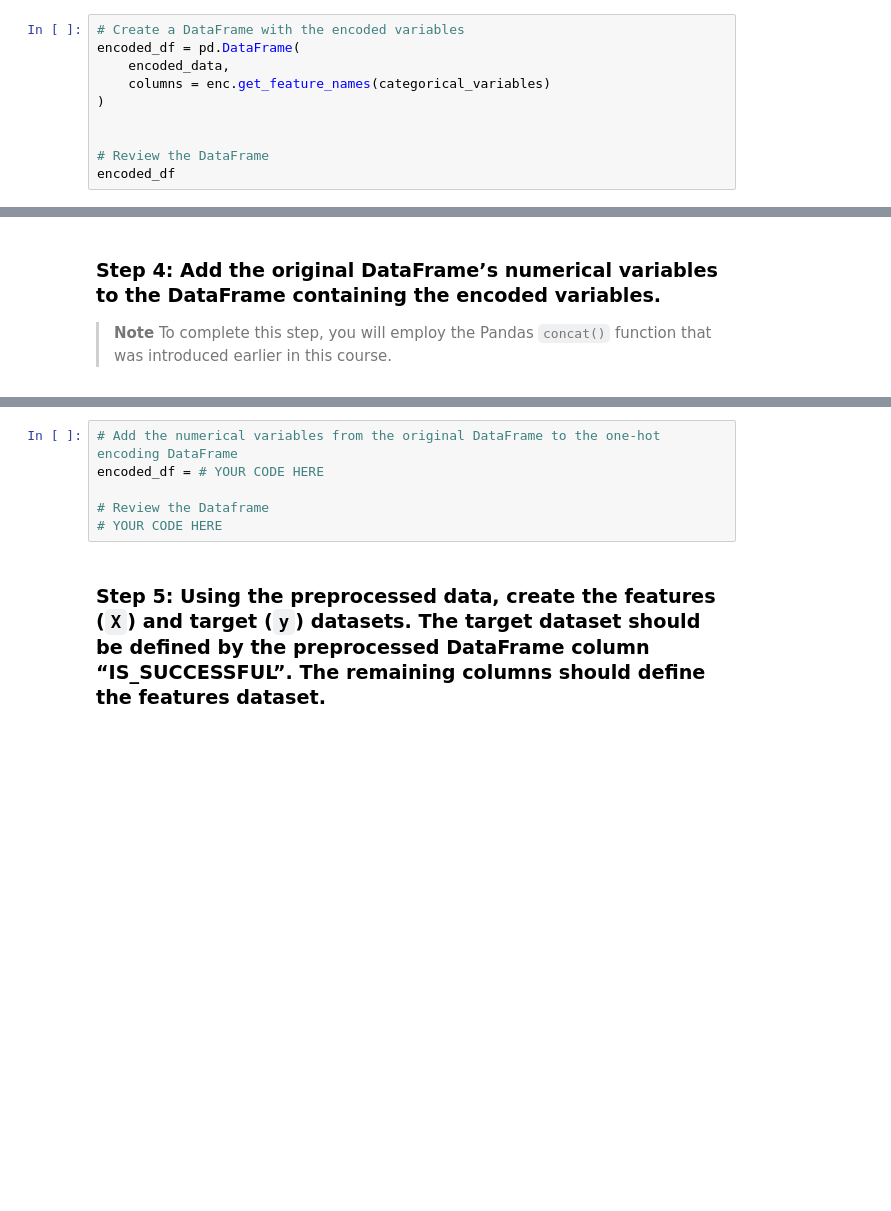
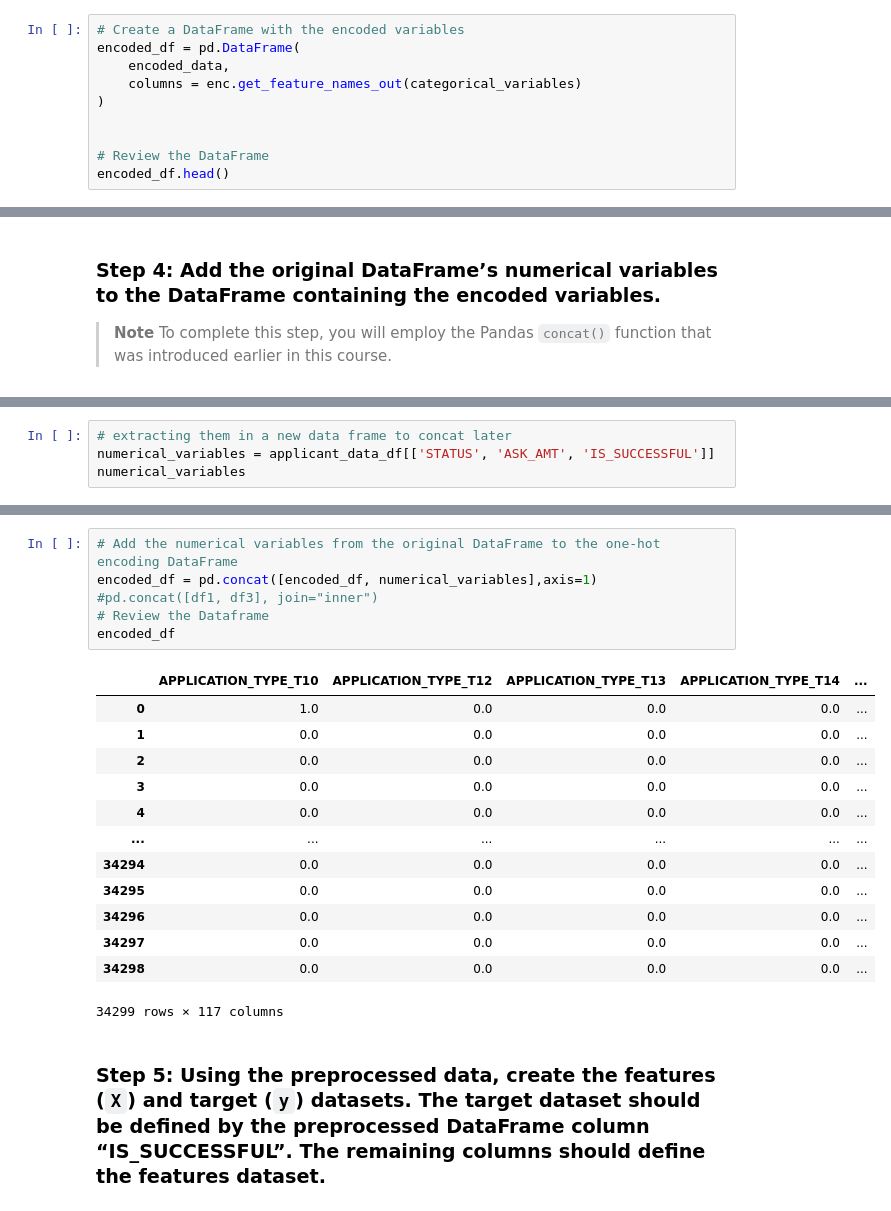
Before and after one commit to sophiepearldgn/HW13-Neural-Networks, a Jupyter notebook: Starter_Code/venture_funding_with_deep_learning.ipynb, the cells around one changed output, grey strips where cells are left out. Cells and saved outputs as stored; diff of their text form; blank space fills up the shorter version.

```diff
--- a/Starter_Code/venture_funding_with_deep_learning.ipynb
+++ b/Starter_Code/venture_funding_with_deep_learning.ipynb
@@ -182,10 +175,10 @@ encoded_data = enc.fit_transform(applicant_data_df[categorical_variables])
 # Create a DataFrame with the encoded variables
 encoded_df = pd.DataFrame(
     encoded_data,
-    columns = enc.get_feature_names(categorical_variables)
+    columns = enc.get_feature_names_out(categorical_variables)
 )
 
 
 # Review the DataFrame
-encoded_df
+encoded_df.head()
 # %% [output]
@@ -196,0 +201,4 @@ AttributeError: 'OneHotEncoder' object has no attribute 'get_feature_names'
+# %%
+# extracting them in a new data frame to concat later
+numerical_variables = applicant_data_df[['STATUS', 'ASK_AMT', 'IS_SUCCESSFUL']]
+numerical_variables
@@ -197,9 +219,23 @@ AttributeError: 'OneHotEncoder' object has no attribute 'get_feature_names'
 # %%
 # Add the numerical variables from the original DataFrame to the one-hot encoding DataFrame
-encoded_df = # YOUR CODE HERE
-
+encoded_df = pd.concat([encoded_df, numerical_variables],axis=1)
+#pd.concat([df1, df3], join="inner")
 # Review the Dataframe
-# YOUR CODE HERE
+encoded_df
+# %% [output]
+|  | APPLICATION_TYPE_T10 | APPLICATION_TYPE_T12 | APPLICATION_TYPE_T13 | APPLICATION_TYPE_T14 | ... |
+| 0 | 1.0 | 0.0 | 0.0 | 0.0 | ... |
+| 1 | 0.0 | 0.0 | 0.0 | 0.0 | ... |
+| 2 | 0.0 | 0.0 | 0.0 | 0.0 | ... |
+| 3 | 0.0 | 0.0 | 0.0 | 0.0 | ... |
+| 4 | 0.0 | 0.0 | 0.0 | 0.0 | ... |
+| ... | ... | ... | ... | ... | ... |
+| 34294 | 0.0 | 0.0 | 0.0 | 0.0 | ... |
+| 34295 | 0.0 | 0.0 | 0.0 | 0.0 | ... |
+| 34296 | 0.0 | 0.0 | 0.0 | 0.0 | ... |
+| 34297 | 0.0 | 0.0 | 0.0 | 0.0 | ... |
+| 34298 | 0.0 | 0.0 | 0.0 | 0.0 | ... |
+34299 rows × 117 columns
 # %% [markdown]
 ### Step 5: Using the preprocessed data, create the features (`X`) and target (`y`) datasets. The target dataset should be defined by the preprocessed DataFrame column “IS_SUCCESSFUL”. The remaining columns should define the features dataset.
 # %%
```
Also changed, not shown: parts of 25 cells of this notebook.
